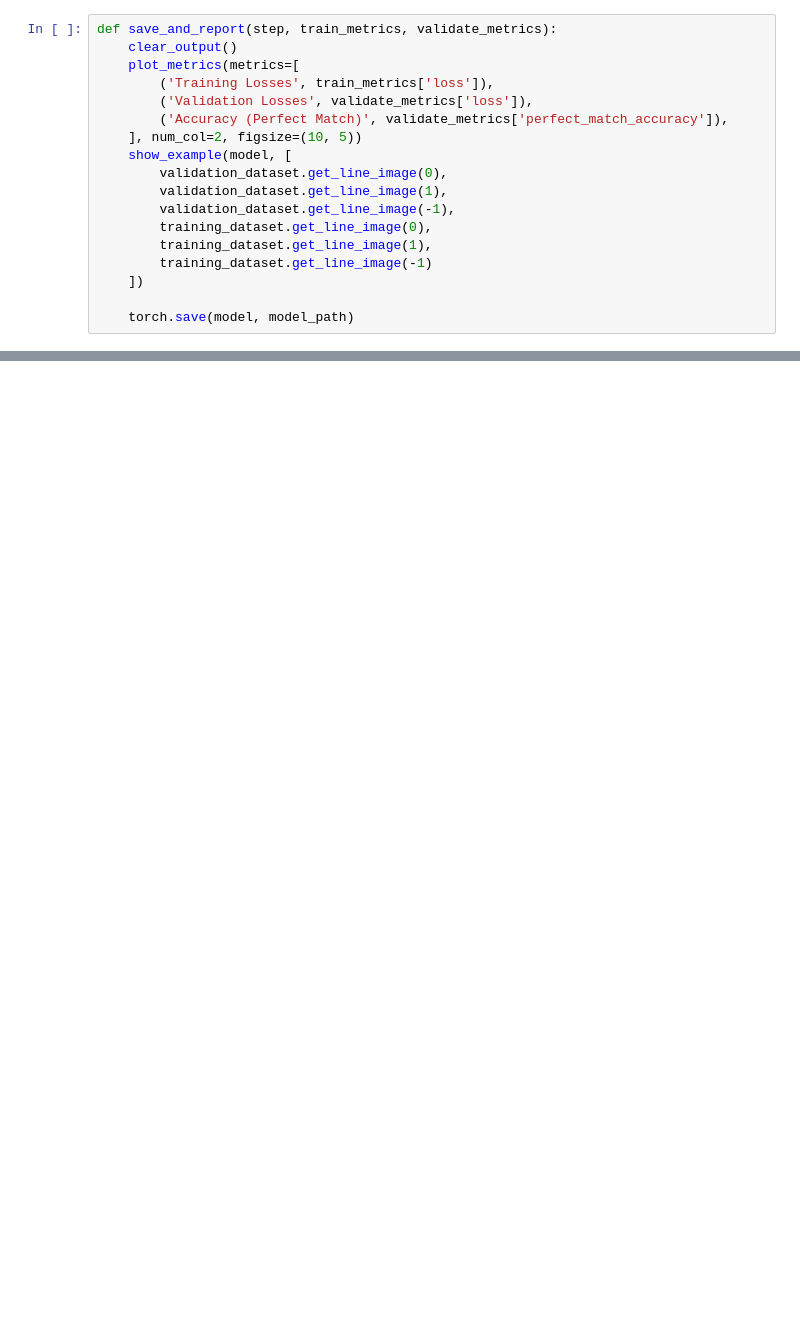
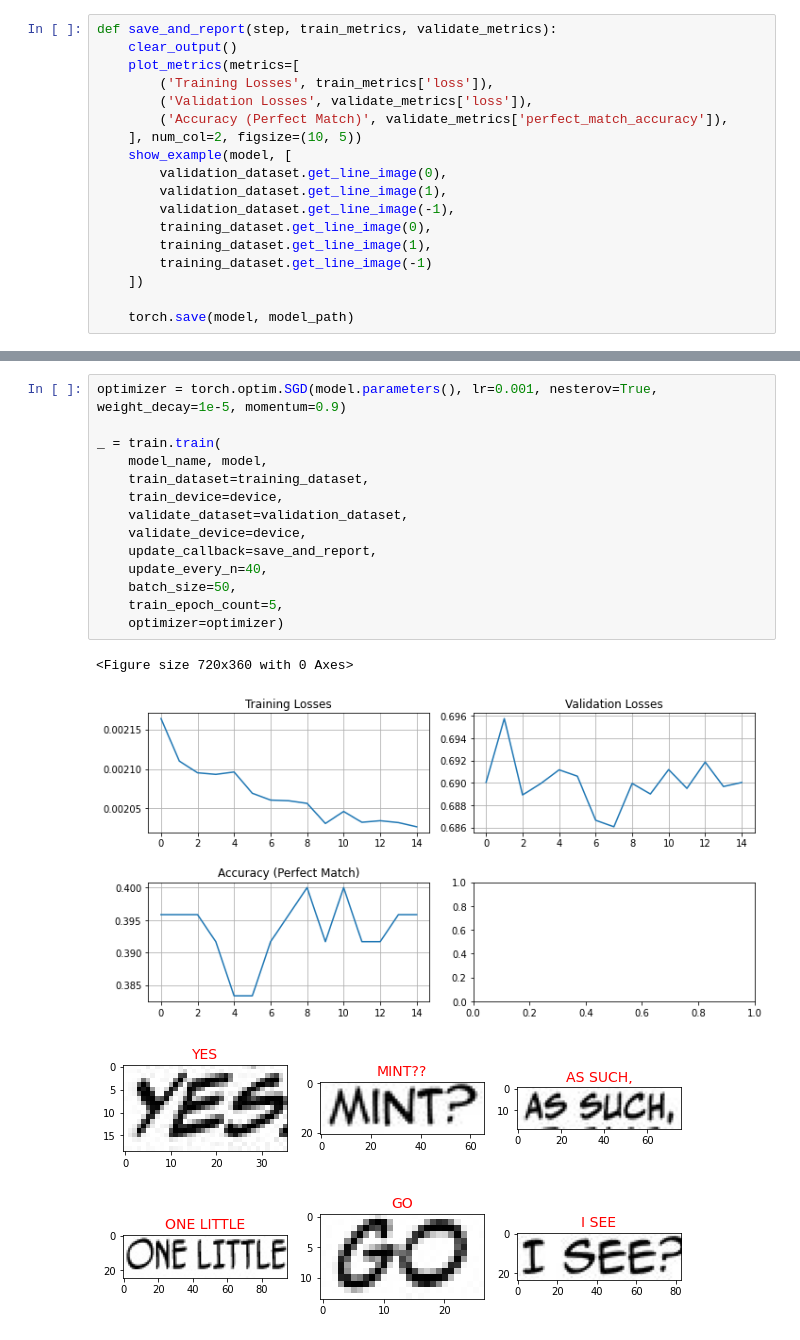
Before and after one commit to wanasit/comic-ocr, a Jupyter notebook: notebooks/Train Recognition Model (default, CRNN small).ipynb, the cells around one changed output, grey strips where cells are left out. Saved outputs shown, nothing was run; the diff lists cells and outputs as text; blank space fills up the shorter version.

```diff
--- a/notebooks/Train Recognition Model (default, CRNN small).ipynb
+++ b/notebooks/Train Recognition Model (default, CRNN small).ipynb
@@ -161,0 +167,18 @@ _ = train(
+# %%
+optimizer = torch.optim.SGD(model.parameters(), lr=0.001, nesterov=True, weight_decay=1e-5, momentum=0.9)
+
+_ = train.train(
+    model_name, model,
+    train_dataset=training_dataset,
+    train_device=device,
+    validate_dataset=validation_dataset,
+    validate_device=device,
+    update_callback=save_and_report,
+    update_every_n=40,
+    batch_size=50,
+    train_epoch_count=5,
+    optimizer=optimizer)
+# %% [output]
+<Figure size 720x360 with 0 Axes>
+[figure, added]
+[figure, added]
```
Also changed, not shown: parts of 17 cells of this notebook, 8 other files.
